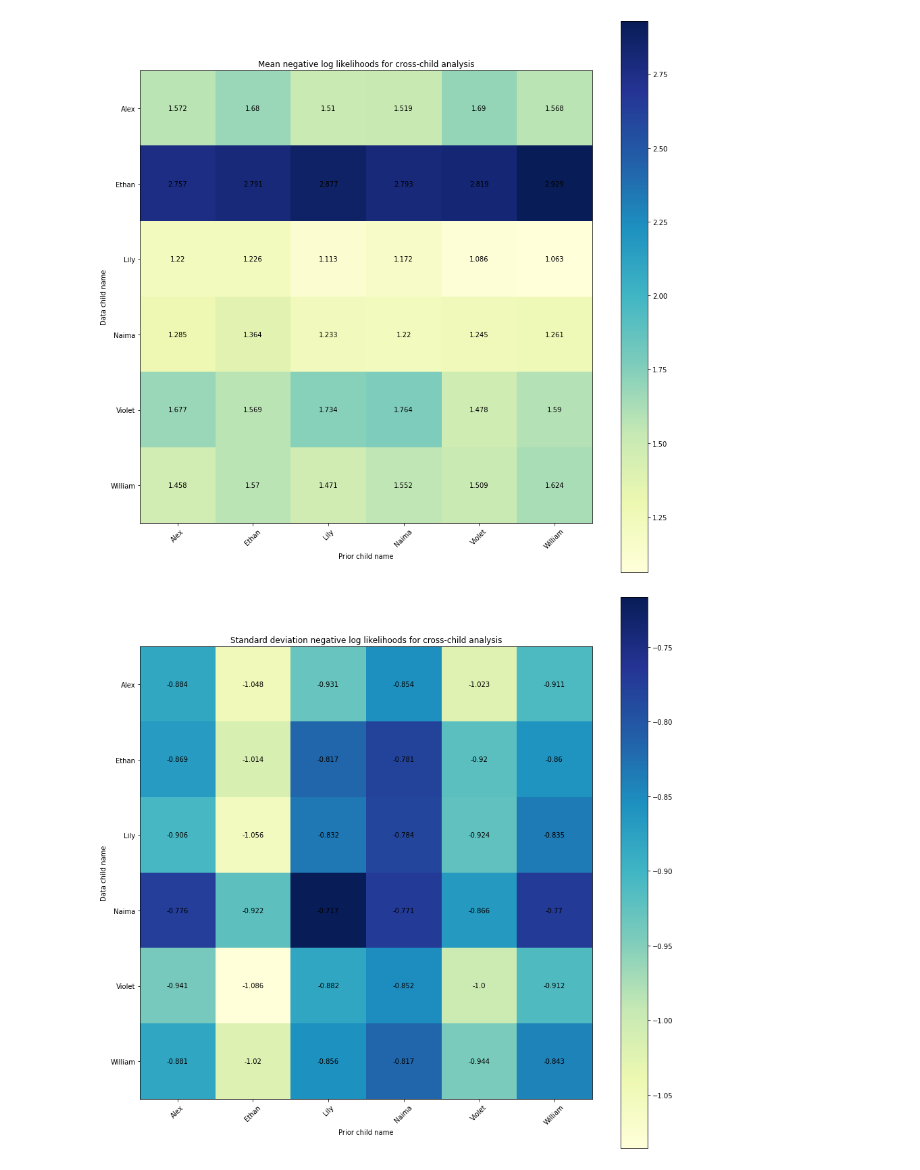
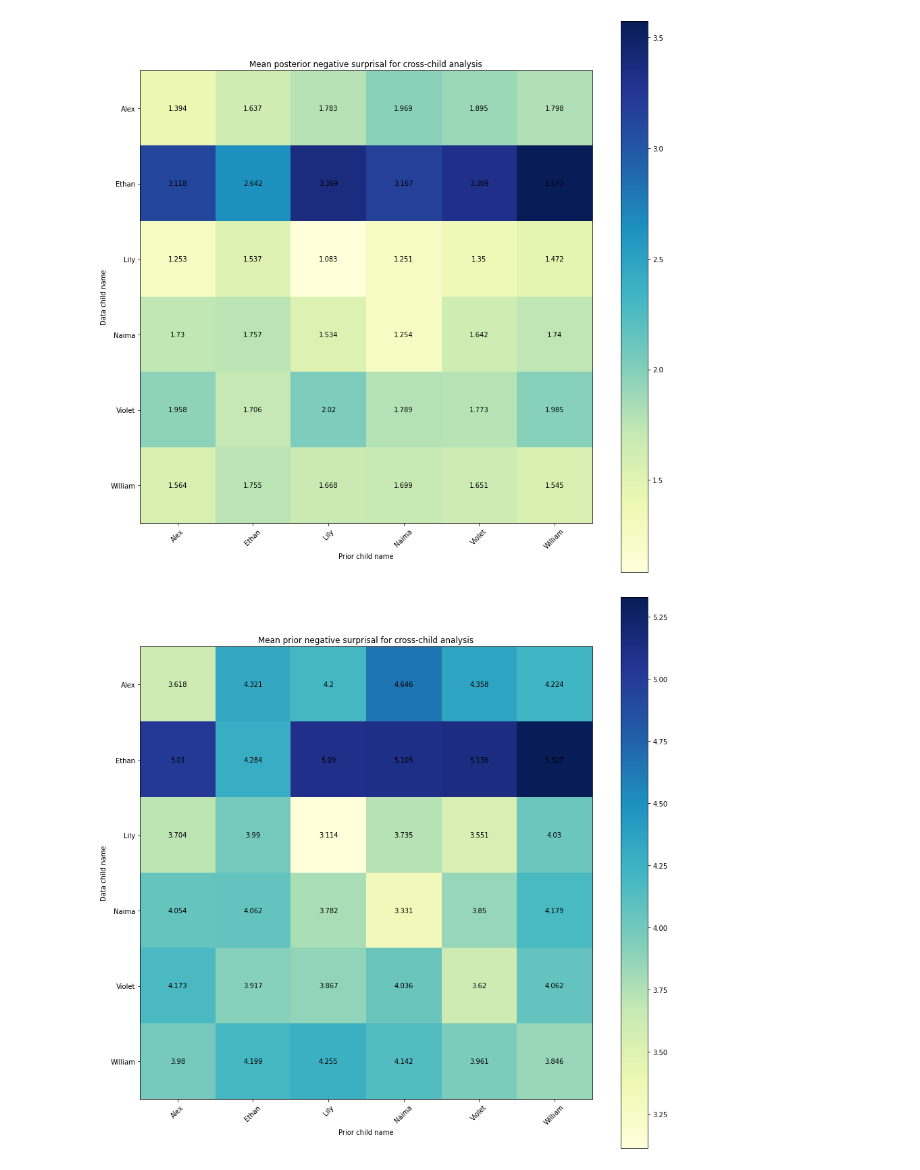
Before and after one commit to smeylan/child-directed-listening, a Jupyter notebook: Child evaluations.ipynb, the cells around one changed output. Drawn from its saved outputs; the diff is of its cells as text; code cells hidden in the pictures.

```diff
--- a/Child evaluations.ipynb
+++ b/Child evaluations.ipynb
@@ -13,12 +16,14 @@ from utils_child import analysis
 # %%
 
 
-def display_scores(is_mean, is_success):
+def display_scores(is_mean, is_success, which_key):
+
+    assert is_success, "Temporary assert until know what to visualize for entropy"
 
     stat_type = 'Mean' if is_mean else 'Standard deviation'
-    metric_type = 'posterior negative surprisal' if is_success else 'posterior entropy'
+    metric_type = f'{"prior" if "prior" in which_key else "posterior"} negative surprisal'# if is_success else 'posterior entropy'
 
-    score_df, score_arr = analysis.organize_scores(is_success = is_success, is_mean = is_mean)
+    score_df, score_arr = analysis.organize_scores(is_success = is_success, is_mean = is_mean, which_key = which_key)
     display_words = [col for col in score_df.columns if 'child name' not in col]
 
     num_x_ticks = len(display_words)
@@ -58,10 +63,10 @@ def display_scores(is_mean, is_success):
 # %%
 
 import importlib
 importlib.reload(analysis)
 
-display_scores(is_mean = True, is_success = True)
-display_scores(is_mean = False, is_success = True)
+display_scores(is_mean = True, is_success = True, which_key = 'posterior_surprisal')
+display_scores(is_mean = True, is_success = True, which_key = 'prior_surprisal')
 # %% [output]
-[figure, old version]
+[figure, new version]
-[figure, old version]
+[figure, new version]
```
Also changed, not shown: parts of 3 cells of this notebook, 6 other files.
